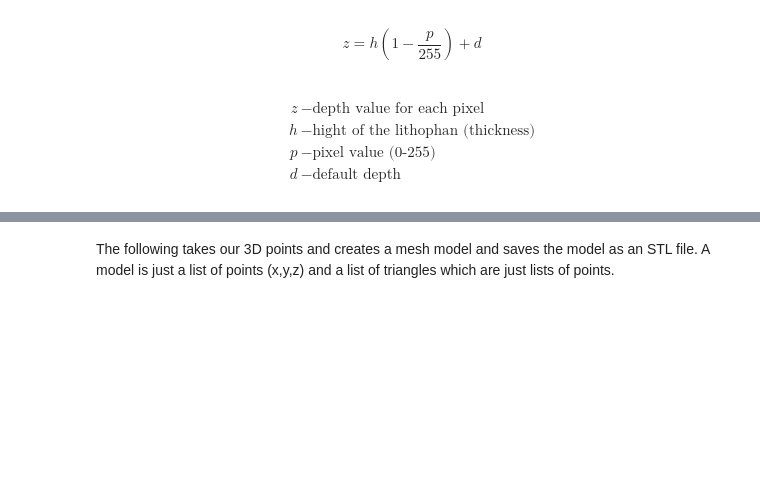
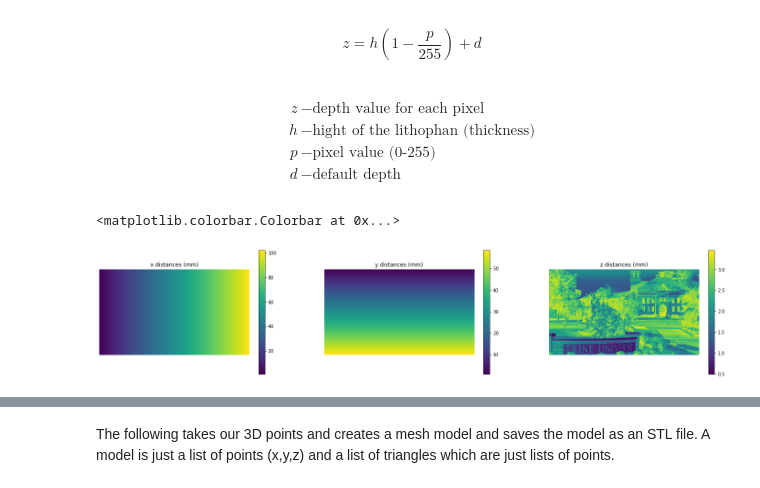
Before and after one commit to colbrydi/Lithophane, a Jupyter notebook: Lithophane_Tutorial.ipynb, the cells around one changed output, grey strips where cells are left out. Cells and saved outputs as stored; diff of their text form; code cells hidden in the pictures; blank space fills up the shorter version.

```diff
--- a/Lithophane_Tutorial.ipynb
+++ b/Lithophane_Tutorial.ipynb
@@ -106,0 +122,20 @@ plt.colorbar();
+# %%
+plt.figure(figsize=(25,5))
+plt.subplot(1,3,1)
+plt.imshow(x)
+plt.axis('off')
+plt.title('x distances (mm)')
+plt.colorbar()
+plt.subplot(1,3,2)
+plt.imshow(y)
+plt.axis('off')
+plt.title('y distances (mm)')
+plt.colorbar()
+plt.subplot(1,3,3)
+plt.imshow(z)
+plt.axis('off');
+plt.title('z distances (mm)');
+plt.colorbar()
+# %% [output]
+<matplotlib.colorbar.Colorbar at 0x...>
+[figure, added]
```
Also changed, not shown: parts of 14 cells of this notebook.
